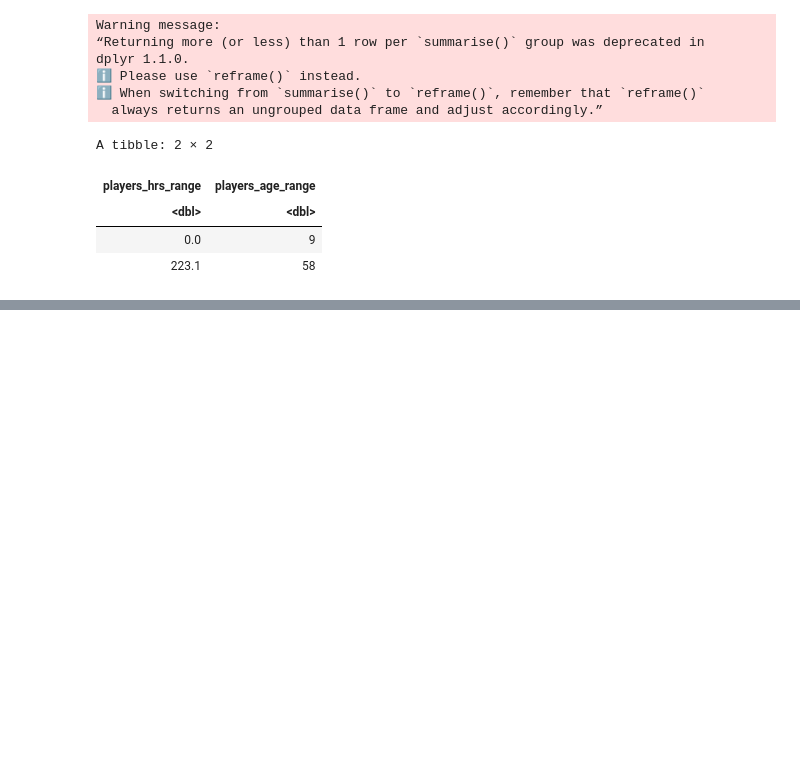
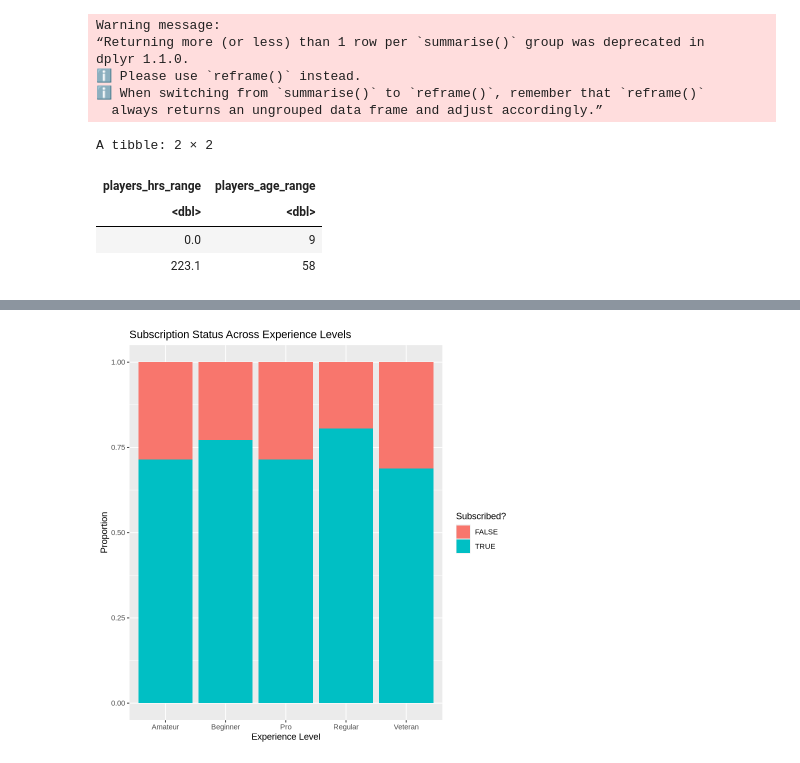
Before and after one commit to angelinahang/dsci-100-2025w1-project-personal-plan-group-42, a Jupyter notebook: ahang_plan.ipynb, the cells around one changed output, grey strips where cells are left out. Cells and saved outputs as stored; diff of their text form; code cells hidden in the pictures; blank space fills up the shorter version.

```diff
--- a/ahang_plan.ipynb
+++ b/ahang_plan.ipynb
@@ -192,0 +231,15 @@ A tibble: 1 × 1
+# %%
+# Second visualization: bar graph comparing the proportion of subscribers within each
+# experience level.
+
+experience_subscribe <- ggplot(players_data, aes(x = experience, fill = subscribe)) +
+  geom_bar(position = "fill") +
+  labs(
+    title = "Subscription Status Across Experience Levels",
+    x = "Experience Level",
+    y = "Proportion",
+    fill = "Subscribed?"
+  )
+experience_subscribe
+# %% [output]
+[figure, added]
```
Also changed, not shown: parts of 12 cells of this notebook.
